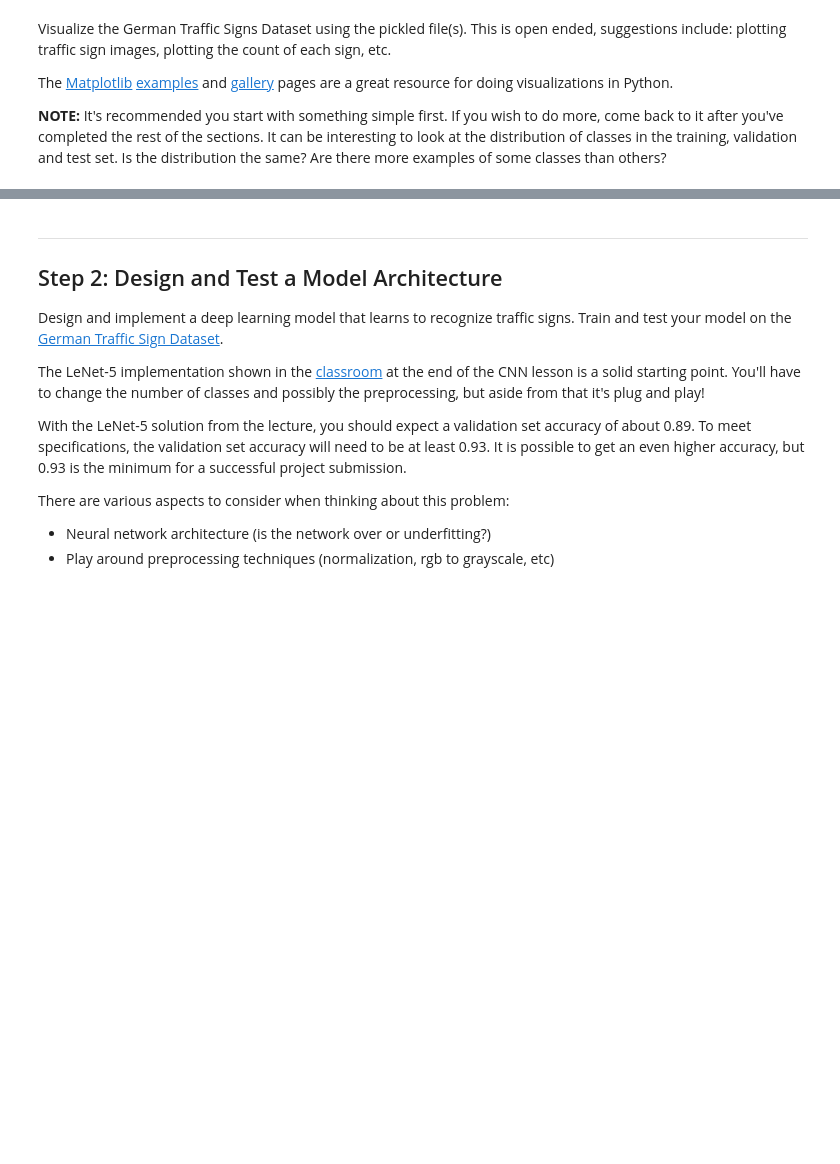
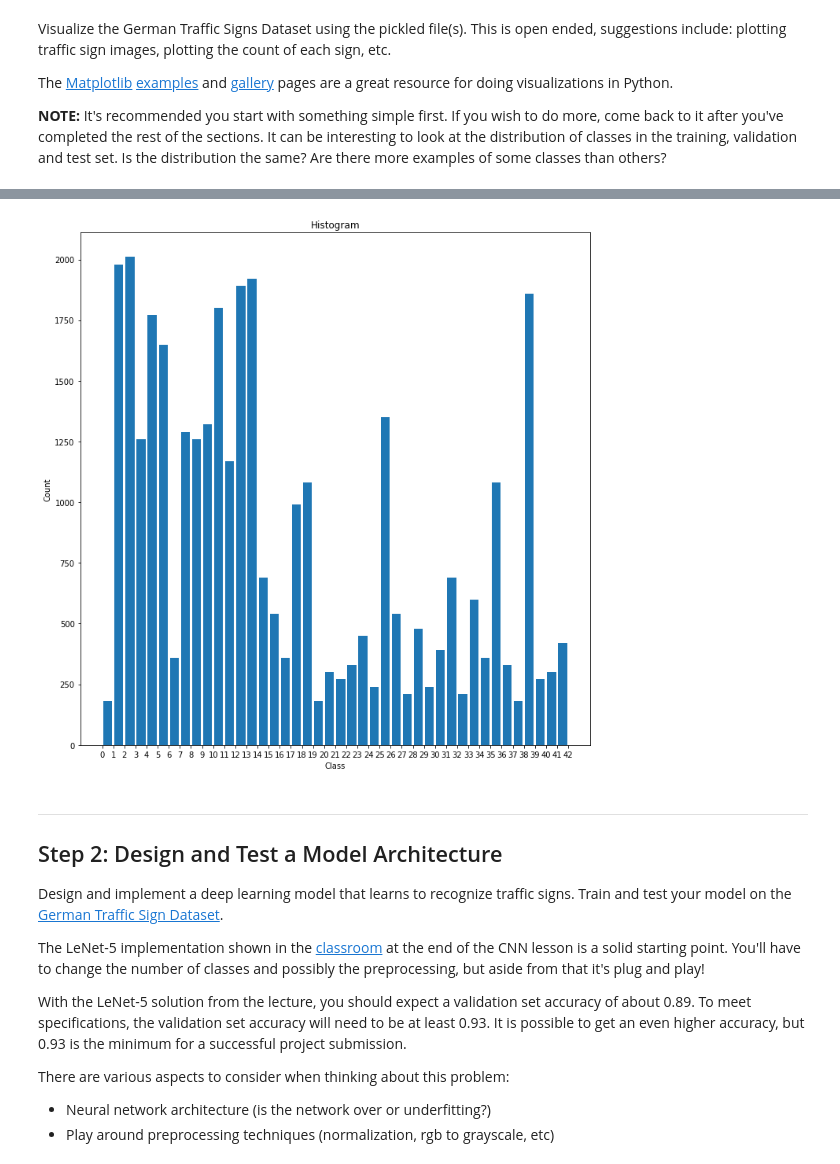
Before and after one commit to ferdy182/CarND-Traffic-Sign-Classifier-P2, a Jupyter notebook: Traffic_Sign_Classifier.ipynb, the cells around one changed output, grey strips where cells are left out. Saved outputs shown, nothing was run; the diff lists cells and outputs as text; code cells hidden in the pictures; blank space fills up the shorter version.

```diff
--- a/Traffic_Sign_Classifier.ipynb
+++ b/Traffic_Sign_Classifier.ipynb
@@ -110,3 +121,18 @@ fig.show()
+# %%
+fig, ax = plt.subplots(figsize=(10,10))
+# the histogram of the data
+n, bins, patches = ax.hist(y_train, classes ,histtype='bar', rwidth=0.8)
+
+ax.set_xlabel('Class')
+ax.set_ylabel('Count')
+ax.set_title(r'Histogram')
+ax.set_xticks(classes)
+
+# Tweak spacing to prevent clipping of ylabel
+fig.tight_layout()
+plt.show()
+# %% [output]
+[figure, added]
 # %% [markdown]
 ----
 
```
Also changed, not shown: parts of 3 cells of this notebook.
